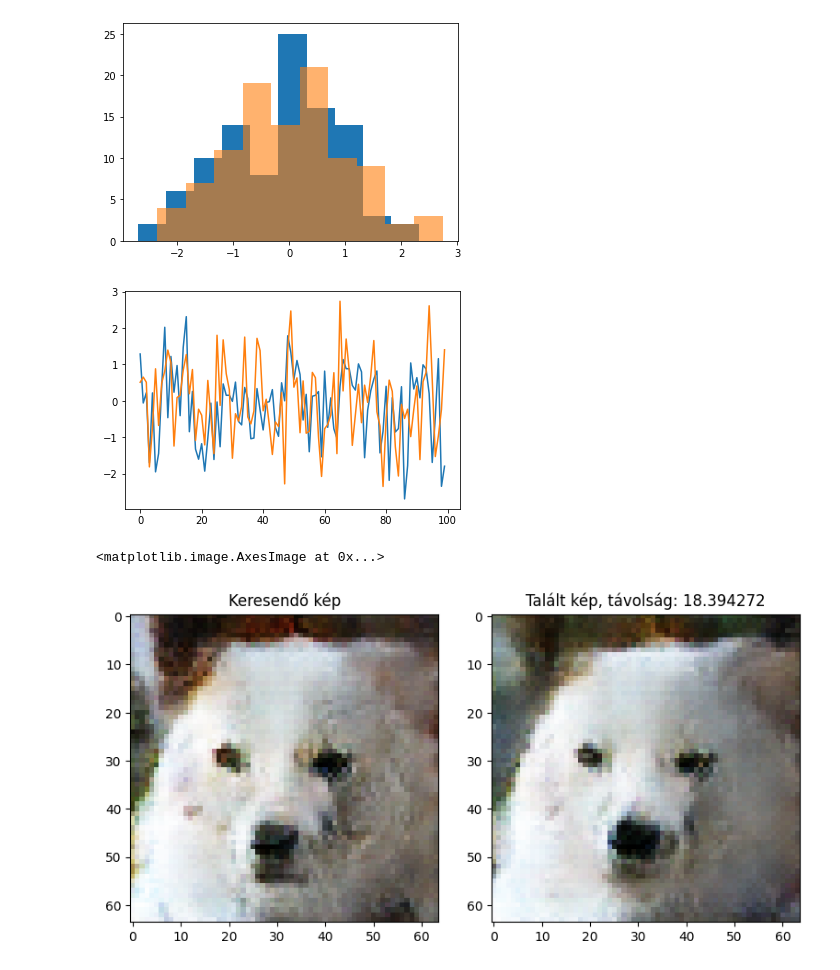
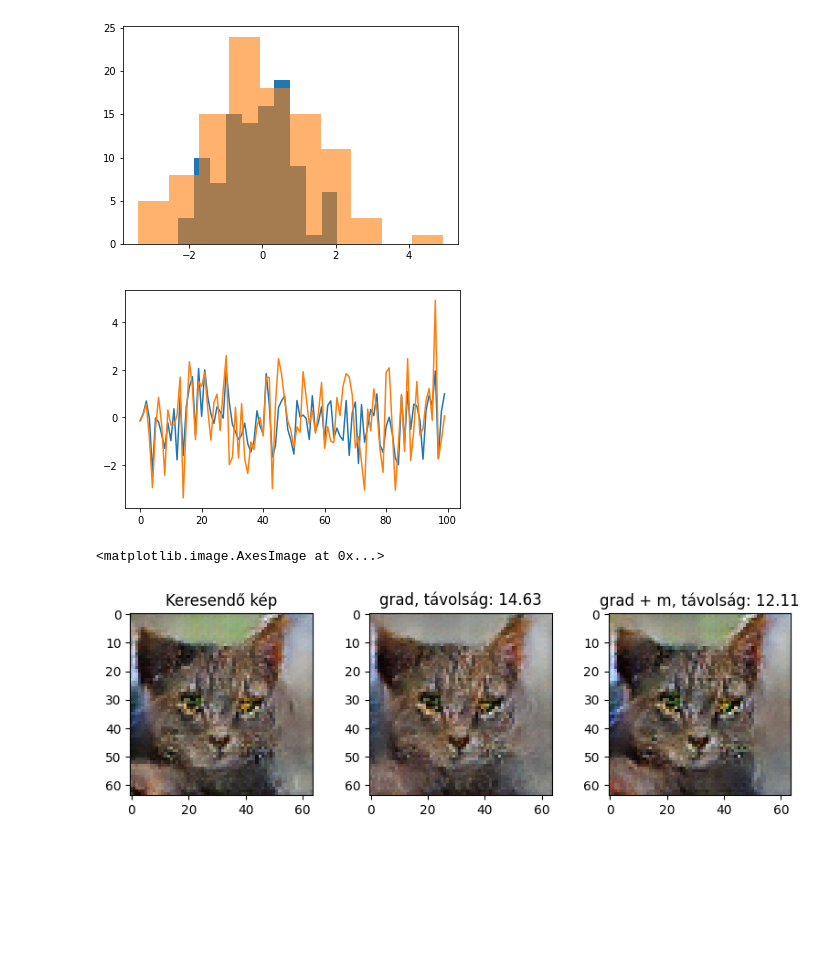
Before and after one commit to DanielNagy97/diplomamunka, a Jupyter notebook: docs/notebooks/WanderingInLatentDim.ipynb, the cells around one changed output. Cells and saved outputs as stored; diff of their text form; code cells hidden in the pictures; blank space fills up the shorter version.

Commit message:
gradient descent with momentum

```diff
--- a/docs/notebooks/WanderingInLatentDim.ipynb
+++ b/docs/notebooks/WanderingInLatentDim.ipynb
@@ -69,0 +129,23 @@ np.linalg.norm(starter_image[0][0]-generated_image[0][0])
+# %%
+# Gradient Descent
+
+def gradient_descent(goal_image, starting_noise, step_size, steps, verbose=False):
+    noise = tf.Variable(starting_noise, name='noise')
+    losses = []
+    for i in range(steps + 1):
+        with tf.GradientTape() as g_tape:
+            g_tape.watch(noise)
+
+            generated_image = generator(noise, training=False)[0][0]
+            loss = tf.norm(goal_image - generated_image)
+
+        gradients = g_tape.gradient(loss, noise)
+        noise = noise - (step_size * gradients)
+
+        if(verbose):
+            print(f"Step: {i}, Loss: {loss}")
+            plt.imshow(denormalize_image(generated_image))
+            plt.show()
+
+        losses.append(loss)
+    return noise, losses
@@ -109,0 +180,3 @@ Epoch: 6, Loss: 47.7992057800293
+# %%
+gradient_momentum_noise, gdm_losses =\
+    gradient_descent_momentum(starter_image, random_noise, step_size=0.1, momentum=0.9, steps=50)
@@ -110,27 +201,32 @@ Epoch: 6, Loss: 47.7992057800293
 # %%
 plt.hist(starter_image_noise.numpy().flatten())
-plt.hist(noise.numpy().flatten(), alpha=0.6)
+plt.hist(gradient_momentum_noise.numpy().flatten(), alpha=0.6)
 plt.show()
 
 plt.plot(starter_image_noise.numpy().flatten())
-plt.plot(noise.numpy().flatten())
+plt.plot(gradient_momentum_noise.numpy().flatten())
 plt.show()
 # %% [output]
-[figure, old version]
+[figure, new version]
-[figure, old version]
+[figure, new version]
 # %%
-starter = generator(starter_image_noise ,training=False)
-found = generator(noise ,training=False)
+grad_image = generator(gradient_noise, training=False)[0][0]
 
-distance = loss
+grad_momentum_image = generator(gradient_momentum_noise, training=False)[0][0]
 
-fig, axes = plt.subplots(figsize=(8, 4), nrows=1, ncols=2, dpi=100)
+distance_grad = tf.norm(starter_image - grad_image)
+distance_grad_momentum = tf.norm(starter_image - grad_momentum_image)
+
+fig, axes = plt.subplots(figsize=(8, 4), nrows=1, ncols=3, dpi=100)
 plt.tight_layout()
 axes[0].set_title("Keresendő kép")
-axes[0].imshow(denormalize_image(starter[0][0]), interpolation='none')
+axes[0].imshow(denormalize_image(starter_image), interpolation='none')
 
-axes[1].set_title("Talált kép" + ", távolság: " + str(distance.numpy()))
-axes[1].imshow(denormalize_image(found[0][0]), interpolation='none')
+axes[1].set_title("grad" + ", távolság: " + '{0:.2f}'.format(distance_grad.numpy()))
+axes[1].imshow(denormalize_image(grad_image), interpolation='none')
+
+axes[2].set_title("grad + m" + ", távolság: " + '{0:.2f}'.format(distance_grad_momentum.numpy()))
+axes[2].imshow(denormalize_image(grad_momentum_image), interpolation='none')
 # %% [output]
 <matplotlib.image.AxesImage at 0x...>
-[figure, old version]
+[figure, new version]
```
Also changed, not shown: parts of 16 cells of this notebook.
